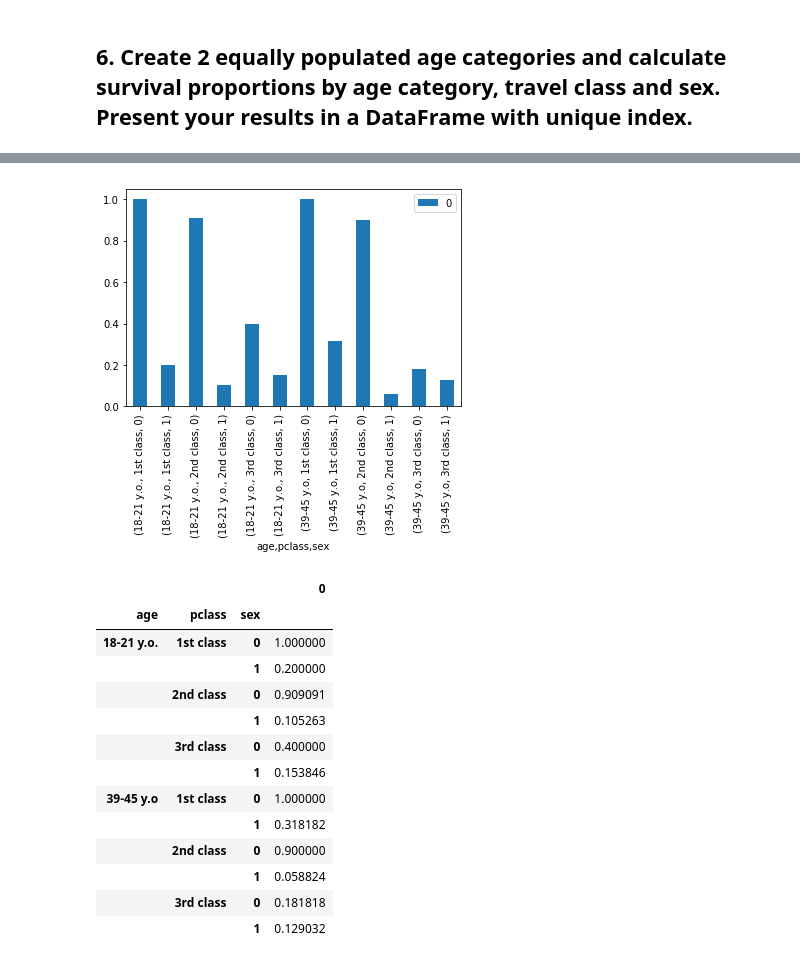
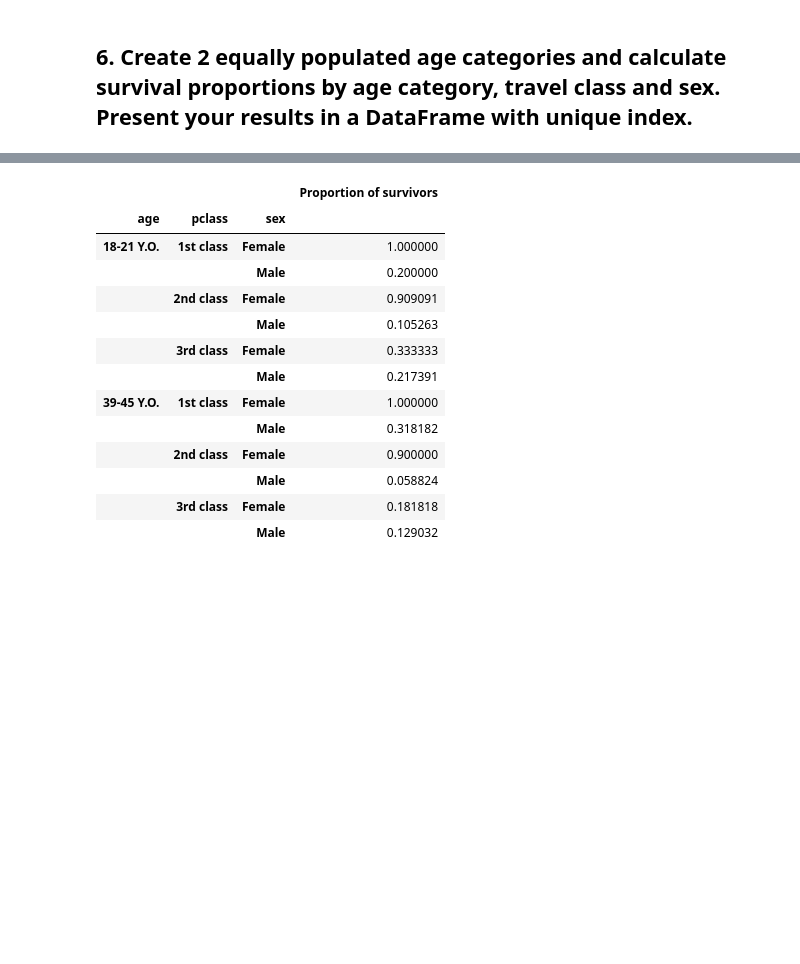
Before and after one commit to NicoBrun/ada2017, a Jupyter notebook: 01 - Pandas and Data Wrangling/Homework 1.ipynb, the cells around one changed output, grey strips where cells are left out. Saved outputs shown, nothing was run; the diff lists cells and outputs as text; code cells hidden in the pictures; blank space fills up the shorter version.

```diff
--- a/01 - Pandas and Data Wrangling/Homework 1.ipynb
+++ b/01 - Pandas and Data Wrangling/Homework 1.ipynb
@@ -504,16 +504,31 @@ subset = dataset[['pclass', 'sex', 'age', 'survived']].copy()
 # filter by age and make sure we've got equally sized age categories
 cat_age = {0 : "18-21", 1:"39-45"}
 subset = subset[subset.age.apply(lambda age : (age>=18 and age<=21) or (age>=39 and age<=45))]
-sample_size = min(subset[subset.age.apply(lambda age : (age>=18 and age<=21))].size, subset[subset.age.apply(lambda age : (age>=39 and age<=45))].size)
+sample_size = min(len(subset[subset.age.apply(lambda age : (age>=18 and age<=21))]), len(subset[subset.age.apply(lambda age : (age>=39 and age<=45))]))
 
 # setup nice names for the index
 subset['age'] = subset['age'].apply(lambda age : "18-21 Y.O." if age<=21 else "39-45 Y.O.")
 subset['pclass'] = subset['pclass'].apply(lambda c : "1st class" if c==1 else "2nd class" if c==2 else "3rd class")
-subset['sex'] = subset['sex'].apply(lambda a : "Female" if a==0 else 'Male' if a==1)
+subset['sex'] = subset['sex'].apply(lambda a : "Female" if a==0 else "Male" )
+
+#  Equally sized categories
+subset = subset[subset['age']=="18-21 Y.O."].head(sample_size).append(subset[subset['age']=="39-45 Y.O."].head(sample_size))
 
 
+## Process data
 
+# keep survivors only and count them, per ('age', 'pclass', 'sex')
+survivors_serie = subset[subset['survived']==1]
+survivors_count = survivors_serie.groupby(['age', 'pclass', 'sex']).agg('size')
 
+# count the total number of passenger in the same fashion, and divide to obtain proportion of survivors
+passengers_count = subset.groupby(['age', 'pclass', 'sex']).agg('size')
+survivors_prop = survivors_count / passengers_count
+survivors_prop.name = 'Proportion of survivors'
 
-subset
+# display result
+res = pd.DataFrame(survivors_prop)
+res
+
+res
 # %% [output]
@@ -521,33 +535,14 @@ SyntaxError: invalid syntax (<ipython-input-295-1f5a82f41c4d>, line 16)
+|  |  |  | Proportion of survivors |
+| age | pclass | sex |  |
+| 18-21 Y.O. | 1st class | Female | 1.000000 |
+|  |  | Male | 0.200000 |
+|  | 2nd class | Female | 0.909091 |
+|  |  | Male | 0.105263 |
+|  | 3rd class | Female | 0.333333 |
+|  |  | Male | 0.217391 |
+| 39-45 Y.O. | 1st class | Female | 1.000000 |
+|  |  | Male | 0.318182 |
+|  | 2nd class | Female | 0.900000 |
+|  |  | Male | 0.058824 |
+|  | 3rd class | Female | 0.181818 |
+|  |  | Male | 0.129032 |
-# %%
-survivors_serie = subset[subset['survived'].apply(lambda e : e==1)]
-
-survivors_count = survivors_serie.groupby(['age', 'pclass', 'sex']).agg('size')
-passengers_count = subset.groupby(['age', 'pclass', 'sex']).agg('size')
-
-survivors_prop = survivors_count / passengers_count
-
-res = pd.DataFrame(survivors_prop)
-#res.set_index(['age', 'pclass', 'sex'])
-res.plot(kind='bar')
-plt.show()
-
-#survivors_count
-#passengers_count
-
-res
-# %% [output]
-[figure, removed]
-|  |  |  | 0 |
-| age | pclass | sex |  |
-| 18-21 y.o. | 1st class | 0 | 1.000000 |
-|  |  | 1 | 0.200000 |
-|  | 2nd class | 0 | 0.909091 |
-|  |  | 1 | 0.105263 |
-|  | 3rd class | 0 | 0.400000 |
-|  |  | 1 | 0.153846 |
-| 39-45 y.o | 1st class | 0 | 1.000000 |
-|  |  | 1 | 0.318182 |
-|  | 2nd class | 0 | 0.900000 |
-|  |  | 1 | 0.058824 |
-|  | 3rd class | 0 | 0.181818 |
-|  |  | 1 | 0.129032 |
```
Also changed, not shown: parts of 2 cells of this notebook.
